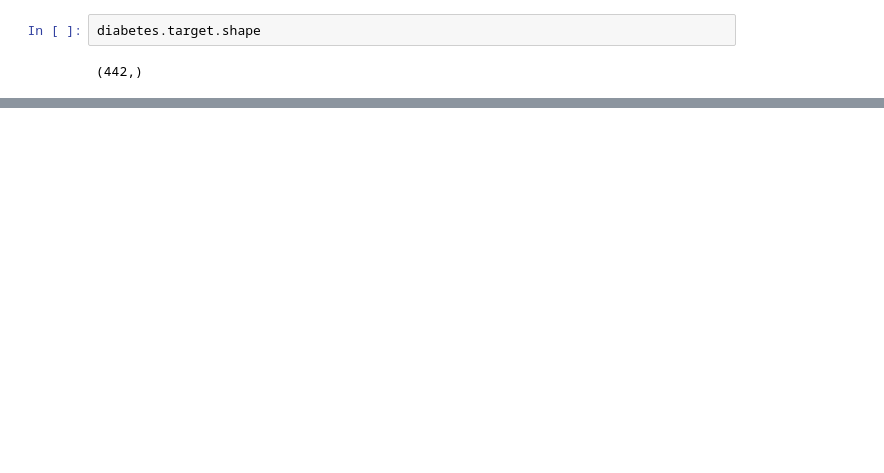
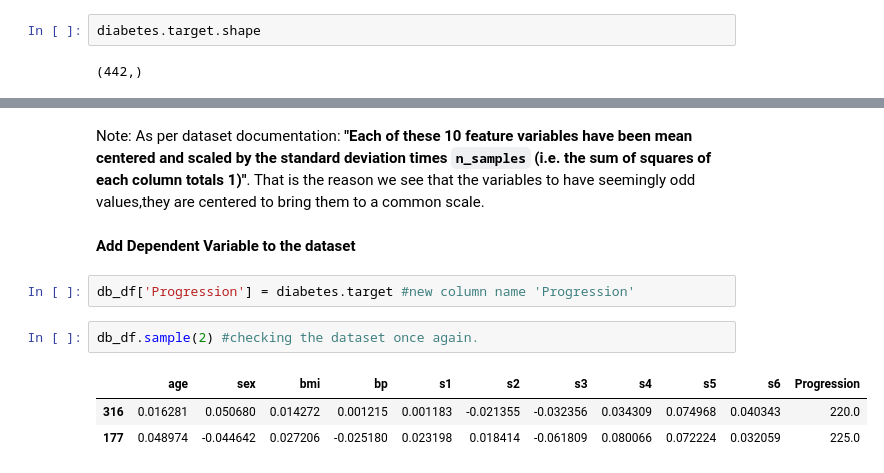
Before and after one commit to DeepakNair93/datascience_python, a Jupyter notebook: Linear_Regression.ipynb, the cells around one changed output, grey strips where cells are left out. Cells and saved outputs as stored; diff of their text form; blank space fills up the shorter version.

```diff
--- a/Linear_Regression.ipynb
+++ b/Linear_Regression.ipynb
@@ -62,0 +80,12 @@ diabetes.target.shape
+# %% [markdown]
+Note: As per dataset documentation: **"Each of these 10 feature variables have been mean centered and scaled by the standard deviation times `n_samples` (i.e. the sum of squares of each column totals 1)"**. That is the reason we see that the variables to have seemingly odd values,they are centered to bring them to a common scale.
+# %% [markdown]
+**Add Dependent Variable to the dataset**
+# %%
+db_df['Progression'] = diabetes.target #new column name 'Progression'
+# %%
+db_df.sample(2) #checking the dataset once again.
+# %% [output]
+|  | age | sex | bmi | bp | s1 | s2 | s3 | s4 | s5 | s6 | Progression |
+| 316 | 0.016281 | 0.050680 | 0.014272 | 0.001215 | 0.001183 | -0.021355 | -0.032356 | 0.034309 | 0.074968 | 0.040343 | 220.0 |
+| 177 | 0.048974 | -0.044642 | 0.027206 | -0.025180 | 0.023198 | 0.018414 | -0.061809 | 0.080066 | 0.072224 | 0.032059 | 225.0 |
```
Also changed, not shown: parts of 20 cells of this notebook.
